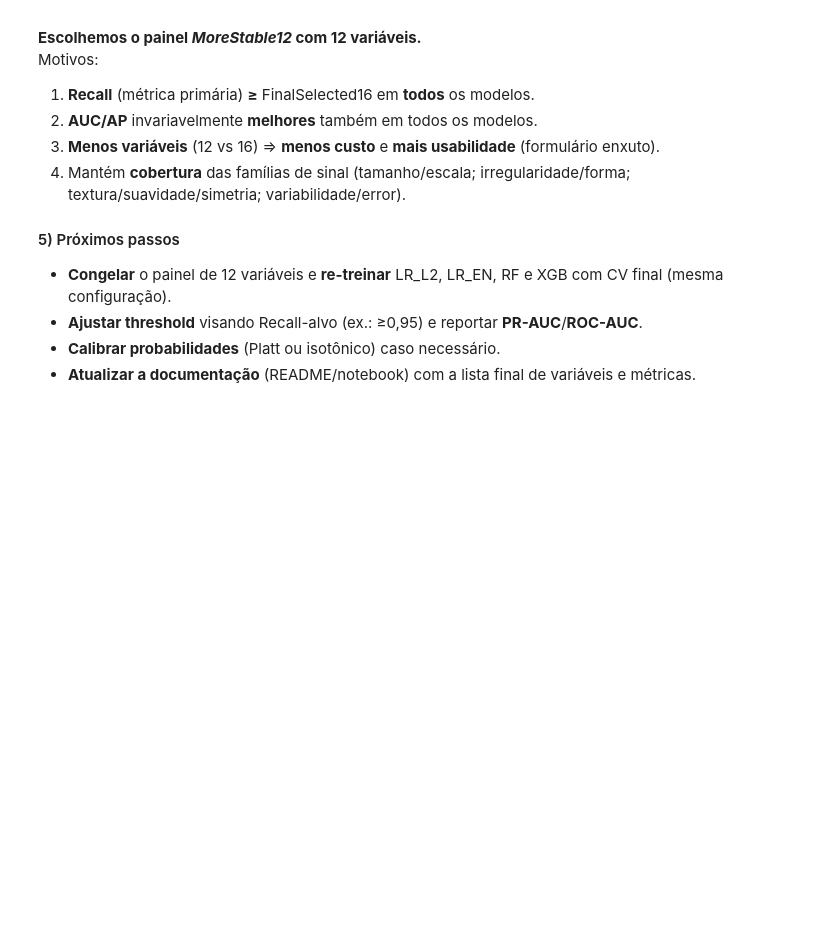
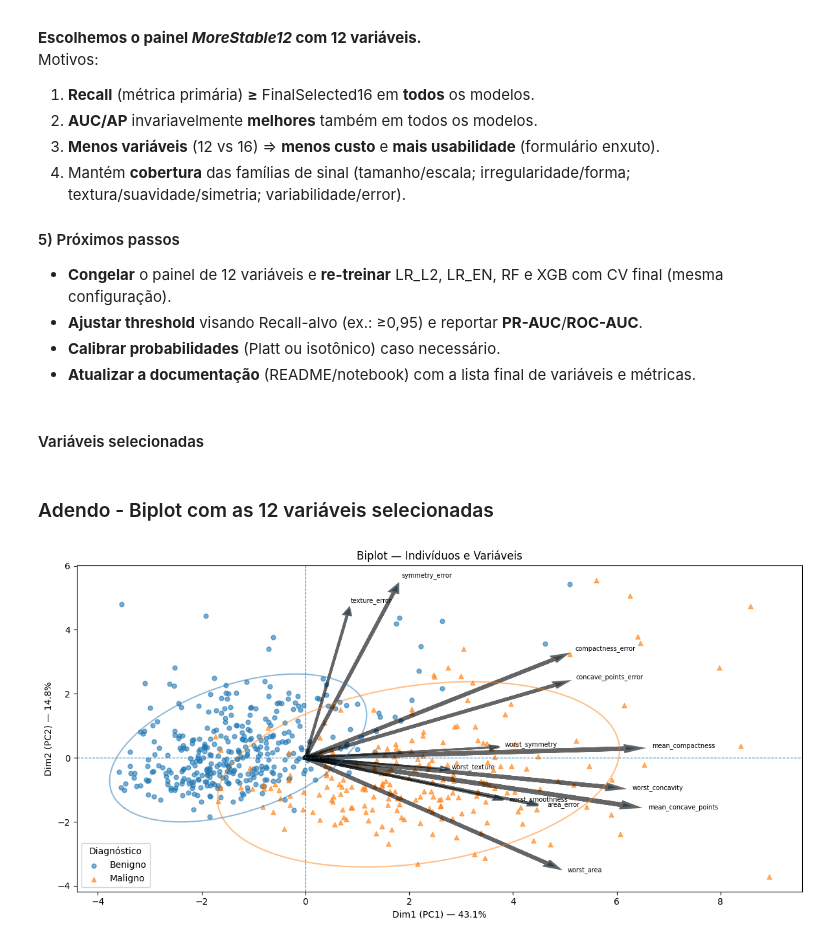
Before and after one commit to djflucena/tech-challenge-3, a Jupyter notebook: notebooks/01_exploracao_modelagem.ipynb, the cells around one changed output. Saved outputs shown, nothing was run; the diff lists cells and outputs as text; code cells hidden in the pictures; blank space fills up the shorter version.

Commit message:
Inserido biplot com as 12 variáveis selecionadas

```diff
--- a/notebooks/01_exploracao_modelagem.ipynb
+++ b/notebooks/01_exploracao_modelagem.ipynb
@@ -1171,3 +1171,34 @@ Motivos:
 - **Ajustar threshold** visando Recall-alvo (ex.: ≥0,95) e reportar **PR-AUC**/**ROC-AUC**.
 - **Calibrar probabilidades** (Platt ou isotônico) caso necessário.
 - **Atualizar a documentação** (README/notebook) com a lista final de variáveis e métricas.
+# %% [markdown]
+#### Variáveis selecionadas
+# %%
+FINAL_FEATURES = [
+    "worst_concavity", "worst_area", "worst_texture", "worst_smoothness",
+    "mean_concave_points", "area_error", "mean_compactness", "compactness_error",
+    "symmetry_error", "worst_symmetry", "texture_error", "concave_points_error",
+]
+# %% [markdown]
+### Adendo - Biplot com as 12 variáveis selecionadas
+# %%
+# Dados
+df_final = df[FINAL_FEATURES + ['diagnosis']].copy()
+
+X_df, y = prepare_xy(df_final, target="diagnosis", positive_label="Maligno")
+feature_names = X_df.columns.to_list()
+# Geração de PCA
+pca_out = pca_summary(X_df, y)
+
+plot_biplot(
+    scores=pca_out["scores"],
+    y=y,
+    loadings=pca_out["loadings"],
+    feature_names=pca_out["feature_names"],
+    expl_var=pca_out["expl_var"],
+    n_std=2.0,              # elipses ~2 desvios
+    max_vars=None,          # ou, por ex., 25 para enxugar labels
+    thickness_by="cos2",    # deixa as setas "importantes" mais espessas
+)
+# %% [output]
+[figure, added]
```
Also changed, not shown: parts of 1 cell of this notebook.
